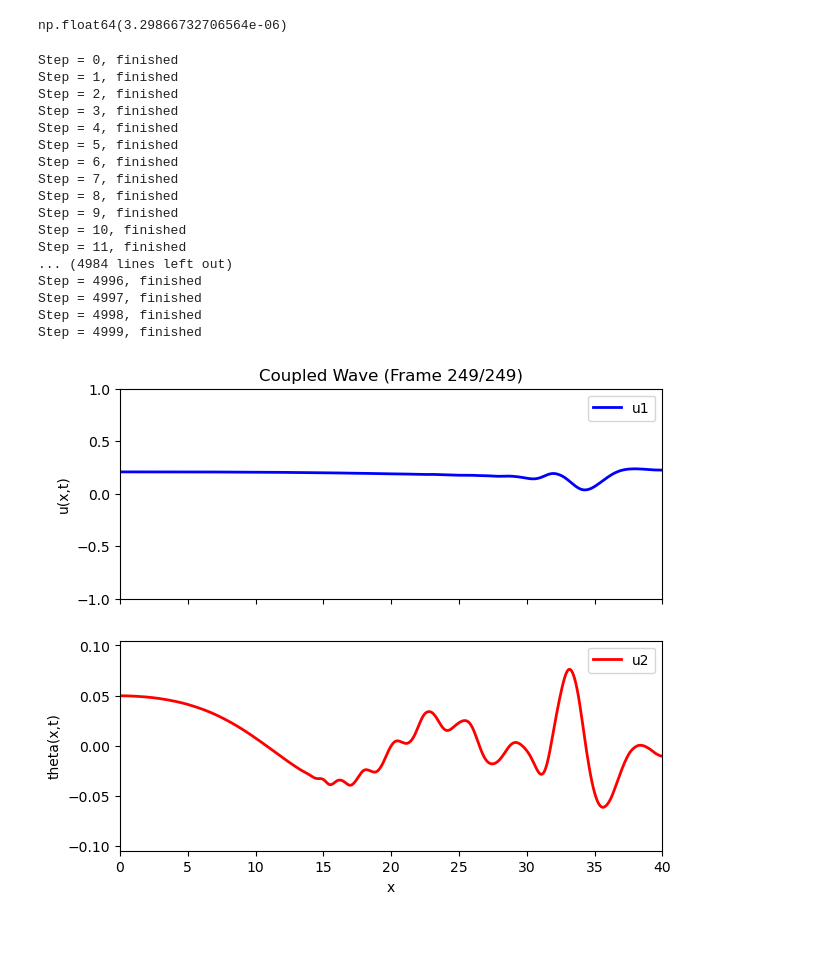
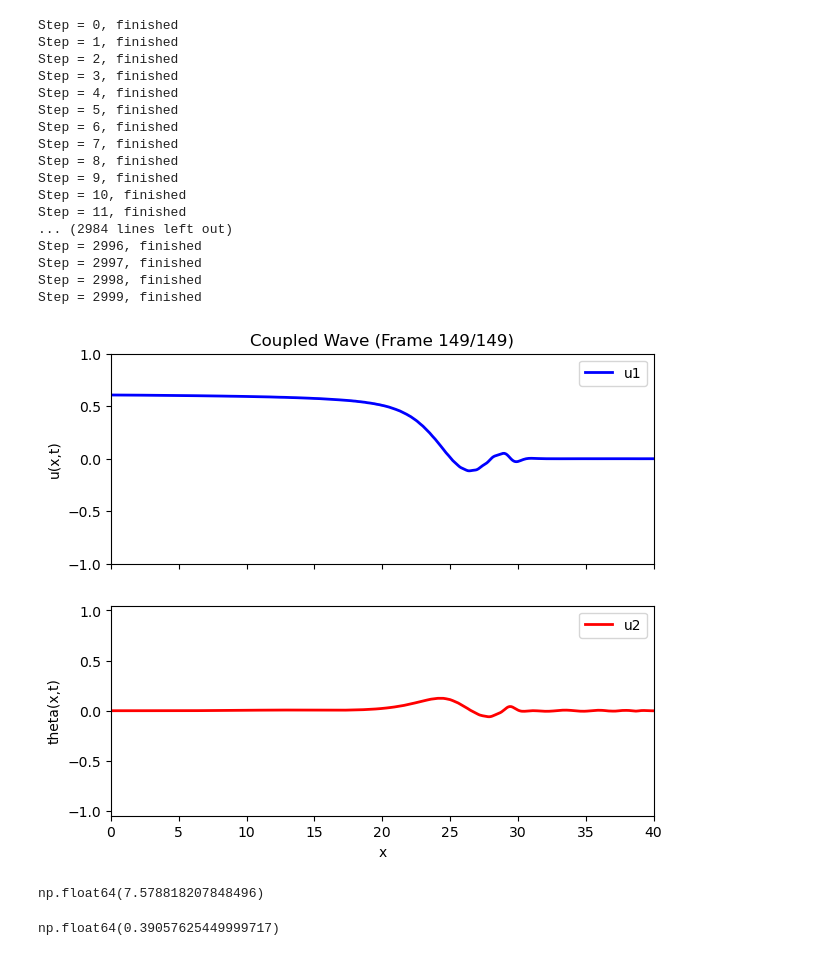
Before and after one commit to yqChu/PDESolver, a Jupyter notebook: rk4_bolei.ipynb, the cells around one changed output. Saved outputs shown, nothing was run; the diff lists cells and outputs as text; code cells hidden in the pictures.

Commit message:
add: time signal input

```diff
--- a/rk4_bolei.ipynb
+++ b/rk4_bolei.ipynb
@@ -90,7 +90,7 @@ def coupled_wave_equations(state, c1, c2, a1, a2, b1, dx):
 
     return (du1_dt, dv1_dt, du2_dt, dv2_dt)
 # %%
-def coupled_soliton_wave_equations(state, K, theta0, alpha, dx):
+def coupled_soliton_wave_equations(state, t, K, theta0, alpha, dx):
     u, v, theta, phi = state    # phi is the time derivative of theta
     N = len(u) - 1
 
@@ -125,29 +125,6 @@ def coupled_soliton_wave_equations(state, K, theta0, alpha, dx):
                                - 4 * np.sin(2 * theta0) * theta[N]**2)
 
     return (du_dt, dv_dt, dtheta_dt, dphi_dt)
-# %%
-m = 2.093e-3
-J = 18.11e-9
-k = 19235
-k_theta = 0.0427
-l = 11.3e-3 / 2
-K = k_theta / (k * l**2)
-alpha = l / (np.sqrt(J / m))
-theta0 = np.pi / 180 * 25
-
-1.1 / np.sqrt(k / m) / 2 / l /np.cos(theta0)
-0.004 / 2/l/np.cos(theta0)
-# Length
-L = 40.0
-# Mesh points
-N = 400
-dx = L/N
-x = np.linspace(0, L, N+1)
-
-dt = 0.01
-num_steps = 5000
-# %% [output]
-np.float64(3.29866732706564e-06)
 # %%
 # Length
 L = 40.0
@@ -157,7 +134,7 @@ dx = L/N
 x = np.linspace(0, L, N+1)
 
 dt = 0.01
-num_steps = 5000
+num_steps = 3000
 
 m = 2.093e-3
 J = 18.11e-9
@@ -165,15 +142,24 @@ k = 19235
 k_theta = 0.0427
 l = 11.3e-3 / 2
 
-
 K = k_theta / (k * l**2)
 alpha = l / (np.sqrt(J / m))
 theta0 = np.pi / 180 * 25
 
+# --- Define the time-dependent displacement at x=0 ---
+# For soliton: ArcTan like function is needed
+def left_bc_atan_func(t, amp, freq):
+    return amp * np.arctan(2.0 * np.pi * freq * t)
+def left_bc_gaussian_func(t, amp, t0, sigma):
+    return amp * np.exp( -((t - t0)**2) / (2*sigma**2) )
+
+# --- Initial Conditions ---
 x0 = 0
 sigma = 1
-u_init = 0.4 * np.exp( -((x - x0)**2) / (2*sigma**2) )
-v_init = 0.035 * np.exp( -((x - x0)**2) / (2*sigma**2) )
+u_init = np.zeros_like(x)
+v_init = np.zeros_like(x)
+# u_init = 0.4 * np.exp( -((x - x0)**2) / (2*sigma**2) )
+# v_init = 0.035 * np.exp( -((x - x0)**2) / (2*sigma**2) )
 # theta_init = np.pi/90 * np.exp( -((x - x0)**2) / (2*sigma**2) )
 theta_init = np.zeros_like(x)
 phi_init = np.zeros_like(x)
@@ -187,10 +173,19 @@ snapshots_theta = []
 # how often to store frames
 store_interval = 20
 
+current_time = 0.0
 for step in range(num_steps):
     # Evolve one step with RK4
     print(f"Step = {step}, finished")
-    state = rk4_step(state, coupled_soliton_wave_equations, dt, K, theta0, alpha, dx)
+    u, v, theta, phi = state
+    u[0] = left_bc_atan_func(t=current_time, amp=0.4, freq=0.1)
+    v[0] = left_bc_gaussian_func(t=current_time, amp=0.03, t0=3, sigma=5)
+    theta[0] = 0
+    phi[0] = 0
+    state = (u, v, theta, phi)
+    state = rk4_step(state, coupled_soliton_wave_equations, current_time, dt, K, theta0, alpha, dx)
+
+    current_time += dt
 
     # Save frames periodically
     if step % store_interval == 0:
@@ -209,7 +204,7 @@ line2, = ax2.plot([], [], 'r-', lw=2, label="u2")
 ax1.set_xlim(0, L)
 ax1.set_ylim(-1, 1)
 ax2.set_xlim(0, L)
-ax2.set_ylim(-np.pi/30, np.pi/30)
+ax2.set_ylim(-np.pi/3, np.pi/3)
 
 ax1.set_ylabel("u(x,t)")
 ax2.set_ylabel("theta(x,t)")
@@ -227,36 +222,48 @@ def init():
 
 # animation update
 def animate(frame_idx):
     line1.set_data(x, snapshots_u[frame_idx])
     line2.set_data(x, snapshots_theta[frame_idx])
     ax1.set_title(f"Coupled Wave (Frame {frame_idx}/{len(snapshots_u)-1})")
     return (line1, line2)
 
 ani = animation.FuncAnimation(
     fig, animate, init_func=init,
     frames=len(snapshots_u), interval=50, blit=True
 )
 
 # 3.7. Save to GIF
 ani.save("coupled_wave_bolei_soliton.gif", writer='pillow', fps=20)
 
 plt.show()
 # %% [output]
 Step = 0, finished
 Step = 1, finished
 Step = 2, finished
 Step = 3, finished
 Step = 4, finished
 Step = 5, finished
 Step = 6, finished
 Step = 7, finished
 Step = 8, finished
 Step = 9, finished
 Step = 10, finished
 Step = 11, finished
-... (4984 lines left out)
-Step = 4996, finished
-Step = 4997, finished
-Step = 4998, finished
-Step = 4999, finished
+... (2984 lines left out)
+Step = 2996, finished
+Step = 2997, finished
+Step = 2998, finished
+Step = 2999, finished
-[figure, old version]
+[figure, new version]
+# %%
+t = 2.5e-3
+T = t*np.sqrt(k/m)
+T
+# %% [output]
+np.float64(7.578818207848496)
+# %%
+u = 0.004
+U = u/2/l/np.cos(theta0)
+U
+# %% [output]
+np.float64(0.39057625449999717)
```
Also changed, not shown: parts of 2 cells of this notebook, 3 other files.
